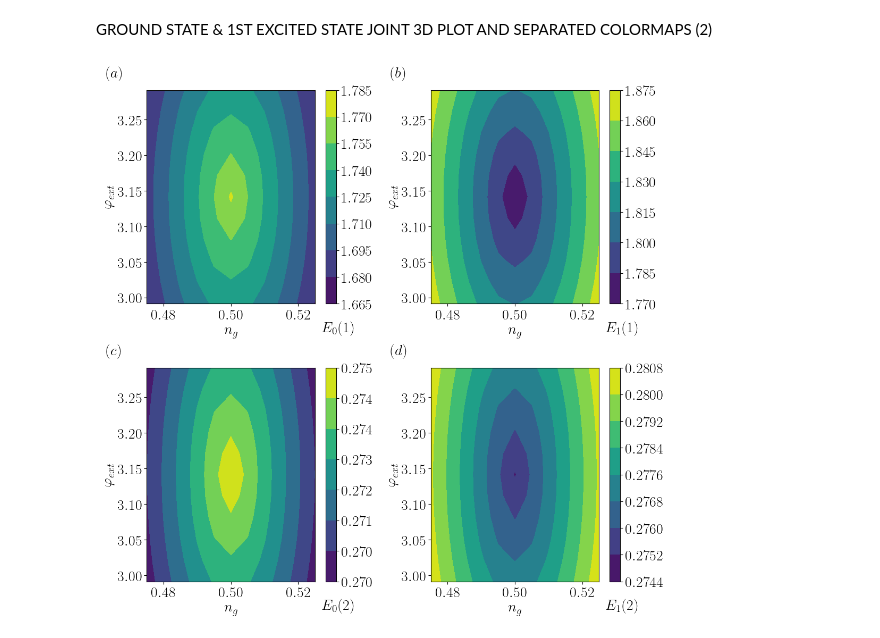
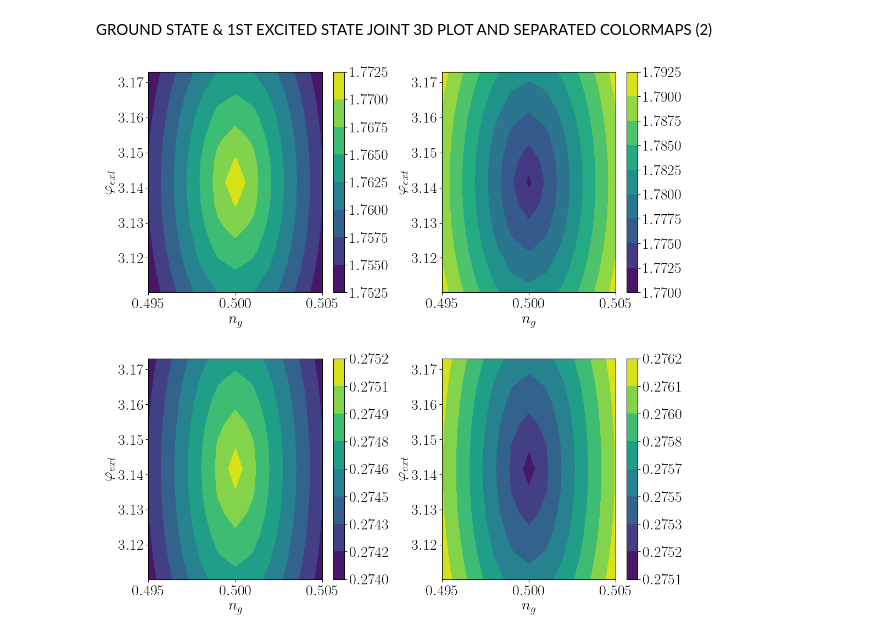
Before and after one commit to Jmalcrow/TFM, a Jupyter notebook: 3D_study_MODIFIED - 3!!!.ipynb, the cells around one changed output. Cells and saved outputs as stored; diff of their text form; code cells hidden in the pictures.

```diff
--- a/3D_study_MODIFIED - 3!!!.ipynb
+++ b/3D_study_MODIFIED - 3!!!.ipynb
@@ -78,14 +78,21 @@ alpha2=(1j*(E_Cj_2/E_L_2)**(1.0/4.0))
 
 # For calculations ng
 
-ng1=np.arange(0.475,0.526,0.005) #0.025
-ng2=np.arange(0.475,0.526,0.005) #0.025
+ng1=np.arange(0.495,0.5051,0.001)
+ng2=np.arange(0.495,0.5051,0.001)
+print(r"(1%) \epsilon_n = ",0.005)
+epsilon_n=0.005
+print(ng1)
 
 # For calculations phiext
-a=np.pi-0.15
-b=np.pi+0.16
-phi_ext1=np.arange(a,b,0.03) #0.15
-phi_ext2=np.arange(a,b,0.03) #0.15
+a=np.pi-(np.pi*0.01)
+b=np.pi+(np.pi*0.01 + 0.001)
+phi_ext1=np.arange(a,b,(0.01*np.pi)*2/10)
+phi_ext2=np.arange(a,b,(0.01*np.pi)*2/10)
+print(r"(1%) \epsilon_{\varphi} = ",(0.01*np.pi))
+epsilon_phi=(0.01*np.pi)
+print(phi_ext1)
+
 
 #2Darrays
 
@@ -297,10 +304,11 @@ contour1 = ax21.contourf(NG,PHI, Energies1_0, cmap="viridis")
 plt.axis('tight')
 ax21.set_xlabel(r'$n_g$')
 ax21.set_ylabel(r'$\varphi_{ext}$')
-ax21.text(0.527,2.952,r'$E_0 (1)$', fontsize=20)
-ax21.text(0.463,3.31,r'$(a)$', fontsize=20)
+#ax21.text(0.527,2.952,r'$E_0 (1)$', fontsize=20)
+#ax21.text(0.463,3.31,r'$(a)$', fontsize=20)
 colorbar1 = plt.colorbar(contour1, ax=ax21)
 #colorbar1.set_label('$E_0 (1)$')
+colorbar1.ax.yaxis.set_major_formatter(ticker.FormatStrFormatter(r'$%.4f$'))
 
 # Plot 3: Second contour plot
 ax31 = fig.add_subplot(222)
@@ -308,41 +316,43 @@ contour2 = ax31.contourf(NG, PHI, Energies1_1, cmap="viridis")
 plt.axis('tight')
 ax31.set_xlabel('$n_g$')
 ax31.set_ylabel(r'$\varphi_{ext}$')
-ax31.text(0.527,2.952,r'$E_1 (1)$', fontsize=20)
-ax31.text(0.463,3.31,r'$(b)$', fontsize=20)
+#ax31.text(0.527,2.952,r'$E_1 (1)$', fontsize=20)
+#ax31.text(0.463,3.31,r'$(b)$', fontsize=20)
 colorbar2 = plt.colorbar(contour2, ax=ax31)
 #colorbar2.set_label('$E_1 (1)$')
+colorbar2.ax.yaxis.set_major_formatter(ticker.FormatStrFormatter(r'$%.4f$'))
 
 # Plot 2: First contour plot
 ax22 = fig.add_subplot(223)
 contour3 = ax22.contourf(NG, PHI, Energies2_0, cmap="viridis")
 plt.axis('tight')
 ax22.set_xlabel(r'$n_g$')
 ax22.set_ylabel(r'$\varphi_{ext}$')
-ax22.text(0.527,2.952,r'$E_0 (2)$', fontsize=20)
-ax22.text(0.463,3.31,r'$(c)$', fontsize=20)
-colorbar1 = plt.colorbar(contour3, ax=ax22)
+#ax22.text(0.527,2.952,r'$E_0 (2)$', fontsize=20)
+#ax22.text(0.463,3.31,r'$(c)$', fontsize=20)
+colorbar3 = plt.colorbar(contour3, ax=ax22)
 #colorbar1.xaxis.set_major_formatter(ticker.FormatStrFormatter('%.3f'))  # Set 2 decimal places
-colorbar1.ax.yaxis.set_major_formatter(ticker.FormatStrFormatter(r'$%.3f$'))
+colorbar3.ax.yaxis.set_major_formatter(ticker.FormatStrFormatter(r'$%.4f$'))
 
 #colorbar1.set_label('$E_0 (2)$')
 
 # Plot 3: Second contour plot
 ax32 = fig.add_subplot(224)
 contour4 = ax32.contourf(NG, PHI, Energies2_1, cmap="viridis")
 plt.axis('tight')
 ax32.set_xlabel('$n_g$')
 ax32.set_ylabel(r'$\varphi_{ext}$')
-ax32.text(0.527,2.952,r'$E_1 (2)$', fontsize=20)
-ax32.text(0.463,3.31,r'$(d)$', fontsize=20)
-colorbar2 = plt.colorbar(contour4, ax=ax32)
+#ax32.text(0.527,2.952,r'$E_1 (2)$', fontsize=20)
+#ax32.text(0.463,3.31,r'$(d)$', fontsize=20)
+colorbar4 = plt.colorbar(contour4, ax=ax32)
 #colorbar2.set_label('$E_1 (2)$')
+colorbar4.ax.yaxis.set_major_formatter(ticker.FormatStrFormatter(r'$%.4f$'))
 
 # Adjust the spacing between subplots
 fig.subplots_adjust(wspace=0.35,hspace=0.3)
 
 # Show the figure
 #plt.savefig('E01_1&2_CMAP_DEF_PRUEBA1.png',dpi=300,bbox_inches='tight')
 plt.show()
 # %% [output]
-[figure, old version]
+[figure, new version]
```
Also changed, not shown: parts of 6 cells of this notebook.
